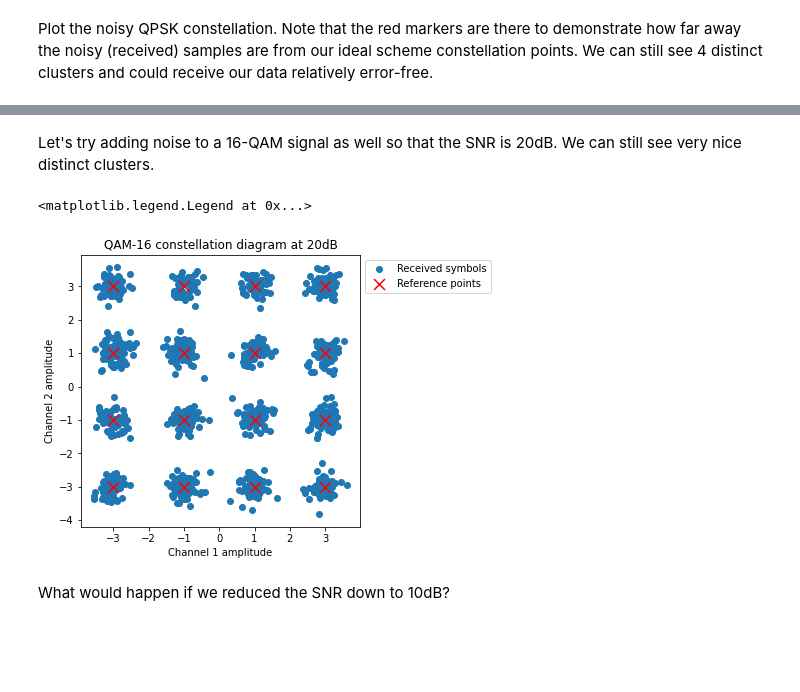
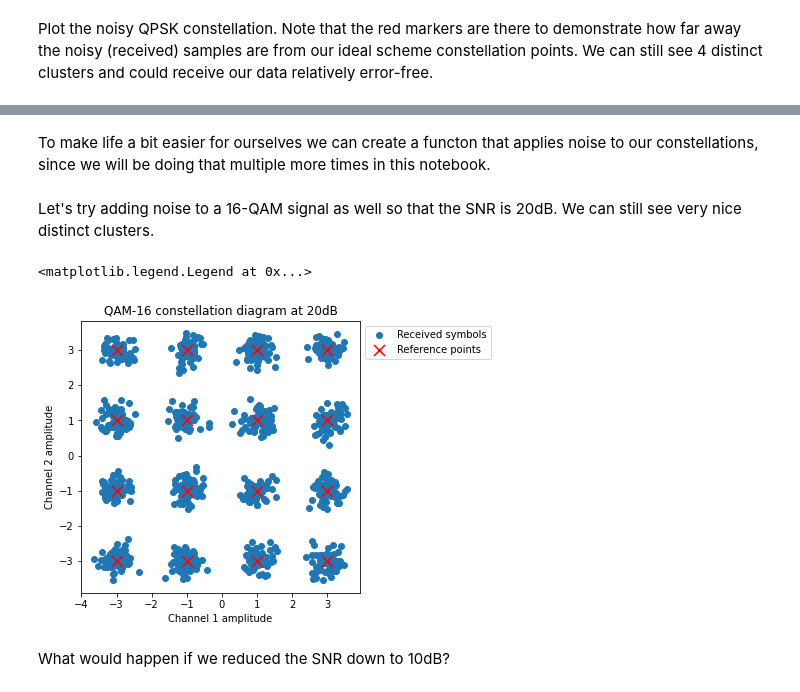
Before and after one commit to strath-sdr/dsp_notebooks, a Jupyter notebook: notebooks/BasebandModulation.ipynb, the cells around one changed output, grey strips where cells are left out. Cells and saved outputs as stored; diff of their text form; code cells hidden in the pictures; blank space fills up the shorter version.

```diff
--- a/notebooks/BasebandModulation.ipynb
+++ b/notebooks/BasebandModulation.ipynb
@@ -173,28 +172,33 @@ plt.legend(('Received symbols', 'Reference points'), \
+# %% [markdown]
+To make life a bit easier for ourselves we can create a functon that applies noise to our constellations, since we will be doing that multiple more times in this notebook.
+# %%
+def awgn(signal, snr):
+    sig_power = np.mean(np.abs(signal)**2) # calculate signal power
+    sig_power_db = 10* np.log10(sig_power) # convert to dB
+
+    noise_power_db = sig_power_db - snr
+    noise_power = 10**(noise_power_db / 10)
+
+    complex_noise = np.sqrt(noise_power/2)*(np.random.randn(len(signal)) + \
+                                            np.random.randn(len(signal))*1j)
+
+    return signal + complex_noise
 # %% [markdown]
 Let's try adding noise to a 16-QAM signal as well so that the SNR is 20dB. We can still see very nice distinct clusters.
 # %%
-snr = 20 # specify SNR in dB
-sig_power = np.mean(np.abs(qam_symbols)**2) # calculate signal power
-sig_power_db = 10* np.log10(sig_power) # convert to dB
-
-noise_power_db = sig_power_db - snr
-noise_power = 10**(noise_power_db / 10)
-
-complex_noise = np.sqrt(noise_power/2)*(np.random.randn(len(qpsk_symbols)) + \
-                                        np.random.randn(len(qpsk_symbols))*1j)
-
-qam_symbols_20db = qam_symbols + complex_noise
+# Apply white noise to our signal so that the SNR is 20dB
+qam_symbols_20db = awgn(qam_symbols, 20)
 
 plt.figure(figsize=(5,5))
 plt.scatter(qam_symbols_20db.real, qam_symbols_20db.imag)
 plt.scatter(np.real(qam_scheme), np.imag(qam_scheme), s=120, c='red', marker='x')
 plt.title('QAM-16 constellation diagram at 20dB')
 plt.xlabel('Channel 1 amplitude')
 plt.ylabel('Channel 2 amplitude')
 plt.legend(('Received symbols', 'Reference points'), \
            bbox_to_anchor=(1, 1), loc='upper left')
 # %% [output]
 <matplotlib.legend.Legend at 0x...>
-[figure, old version]
+[figure, new version]
 # %% [markdown]
 What would happen if we reduced the SNR down to 10dB?
```
Also changed, not shown: parts of 27 cells of this notebook.
